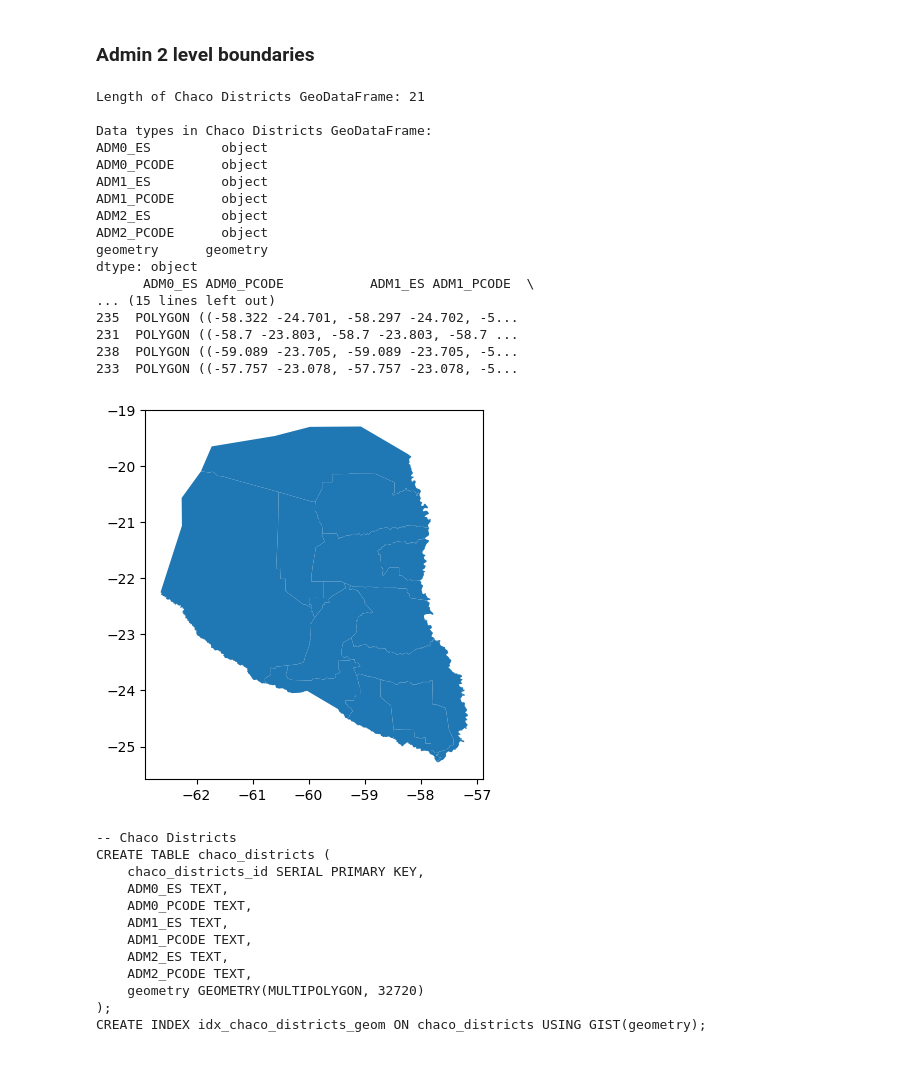
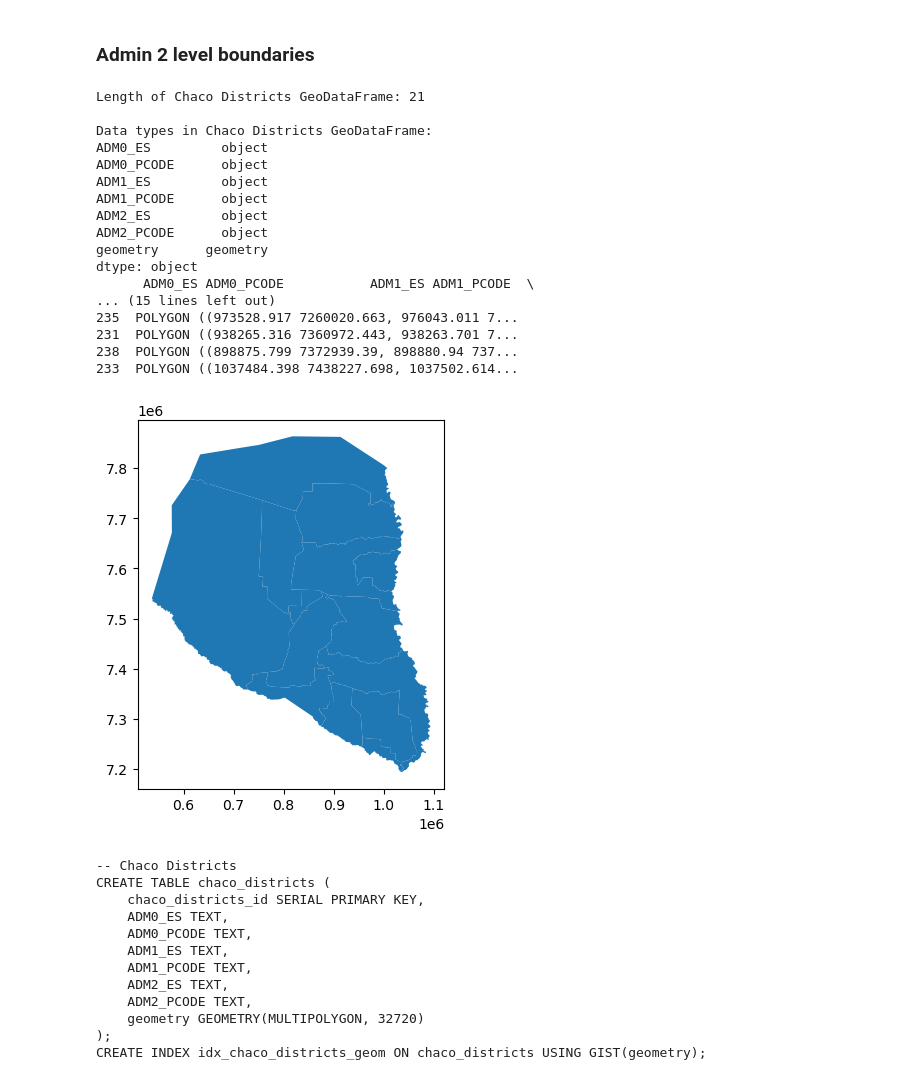
Before and after one commit to p-med/Wildfire-geospatial-dashboard, a Jupyter notebook: data/Data_preparation.ipynb, the cells around one changed output. Saved outputs shown, nothing was run; the diff lists cells and outputs as text; code cells hidden in the pictures.

```diff
--- a/data/Data_preparation.ipynb
+++ b/data/Data_preparation.ipynb
@@ -75,7 +75,7 @@ All geographic data will be clipped to these boundaries.
 # Ingest data
 # Convert to GeoDataFrame
 pry_boundaries_gdf = gpd.read_file('raw/boundaries/Paraguay_bnd.shp')
-pry_boundaries_gdf.set_crs(epsg=32720, inplace=True, allow_override=True)
+pry_boundaries_gdf.to_crs(epsg=32720, inplace=True)
 
 # Display first 5 rows of the GeoDataFrame and get length of data
 display_gdf_info(pry_boundaries_gdf, "Paraguay Boundaries")
@@ -143,37 +143,37 @@ def clip_to_chaco(gdf):
 # %%
 # Ingest data
 # Convert to GeoDataFrame
 pry_districts_gdf = gpd.read_file('raw/boundaries/pry_admbnda_adm2_DGEEC_2020.shp')
-pry_districts_gdf.set_crs(epsg=32720, inplace=True, allow_override=True)
+pry_districts_gdf.to_crs(epsg=32720, inplace=True)
 
 # Remove unused columns
 # pry_districts_gdf.drop(columns=['fid','DPTO','DISTRITO', 'DPTO_DESC','AREA','DIST_DESC', 'RODA_VIA', 'Long_Metro'], inplace=True)
 #Clip to Chaco region
 chaco_districts = clip_to_chaco(pry_districts_gdf.copy())
 
 del(pry_districts_gdf) # Remove full dataset
 
 # Display first 5 rows of the GeoDataFrame and get length of data
 display_gdf_info(chaco_districts, "Chaco Districts")
 # %% [output]
 Length of Chaco Districts GeoDataFrame: 21
 
 Data types in Chaco Districts GeoDataFrame:
 ADM0_ES         object
 ADM0_PCODE      object
 ADM1_ES         object
 ADM1_PCODE      object
 ADM2_ES         object
 ADM2_PCODE      object
 geometry      geometry
 dtype: object
       ADM0_ES ADM0_PCODE           ADM1_ES ADM1_PCODE  \
 ... (15 lines left out)
-235  POLYGON ((-58.322 -24.701, -58.297 -24.702, -5...
-231  POLYGON ((-58.7 -23.803, -58.7 -23.803, -58.7 ...
-238  POLYGON ((-59.089 -23.705, -59.089 -23.705, -5...
-233  POLYGON ((-57.757 -23.078, -57.757 -23.078, -5...
+235  POLYGON ((973528.917 7260020.663, 976043.011 7...
+231  POLYGON ((938265.316 7360972.443, 938263.701 7...
+238  POLYGON ((898875.799 7372939.39, 898880.94 737...
+233  POLYGON ((1037484.398 7438227.698, 1037502.614...
-[figure, old version]
+[figure, new version]
 # %%
 chaco_districts_query = generate_sql_schema(chaco_districts, 'chaco_districts')
 print(chaco_districts_query)
```
Also changed, not shown: parts of 8 cells of this notebook, 4 other files.
